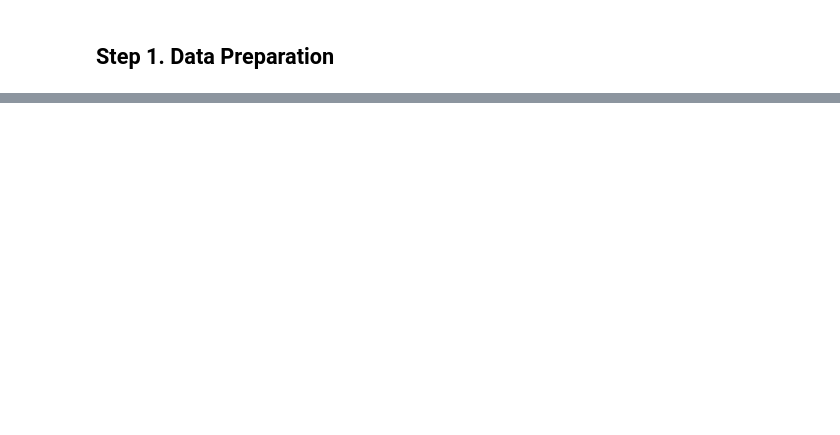
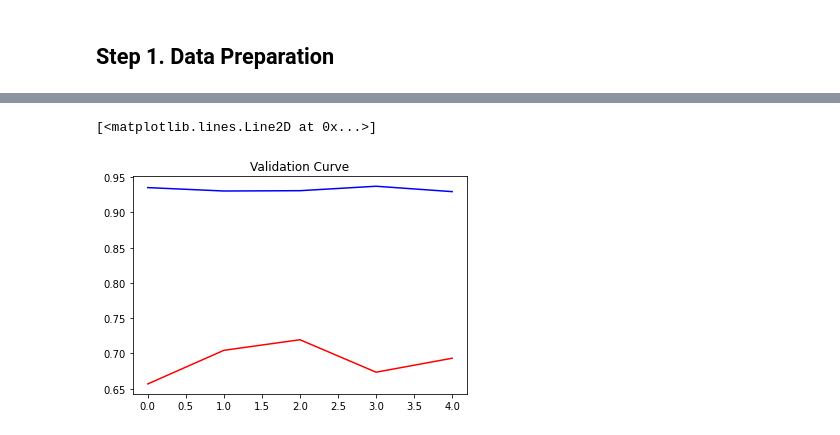
Before and after one commit to RobertSmithers/PredictingSolubility, a Jupyter notebook: main.ipynb, the cells around one changed output, grey strips where cells are left out. Saved outputs shown, nothing was run; the diff lists cells and outputs as text; code cells hidden in the pictures; blank space fills up the shorter version.

Commit message:
ML data prepped, engineered, model selected, mse 0.26

```diff
--- a/main.ipynb
+++ b/main.ipynb
@@ -113,0 +98,28 @@ Our combined dataset has 18504 rows with 6 features.
+# %%
+from rdkit import RDLogger
+
+features = [
+    mordred.AtomCount.AtomCount('C'),
+    mordred.AtomCount.AtomCount('H'),
+    mordred.AtomCount.AtomCount('O'),
+    mordred.AtomCount.AtomCount('N'),
+
+#     mordred.CPSA.FPSA(5),
+#     mordred.CPSA.PPSA(5),
+#     mordred.CPSA.FNSA(5),
+#     mordred.CPSA.PNSA(5),
+#     mordred.CPSA.DPSA(5),   # Would like to see if difference in charged partial surface area will cover the previous 4 features
+
+    mordred.CarbonTypes.CarbonTypes(1,2),
+    mordred.HydrogenBond.HBondAcceptor(),
+    mordred.HydrogenBond.HBondDonor(),
+    mordred.TopoPSA.TopoPSA(False)
+]
+
+# What better coding practice than ignoring and disabling warnings :)
+# RDLogger.DisableLog('rdApp.*')
+
+X, y = featurize('combined.csv',features)
+# %%
+from sklearn.model_selection import train_test_split
+X_train, X_val, y_train, y_val = train_test_split(X, y)
@@ -148,0 +204,7 @@ mean_absolute_error(y_test, gscv.predict(X_test_cent))
+# %%
+plt.title("Validation Curve")
+plt.plot(np.arange(0,train_scores.shape[1]), train_scores.mean(axis=0), c='b')
+plt.plot(np.arange(0,valid_scores.shape[1]), valid_scores.mean(axis=0), c='r')
+# %% [output]
+[<matplotlib.lines.Line2D at 0x...>]
+[figure, added]
```
Also changed, not shown: parts of 31 cells of this notebook.
